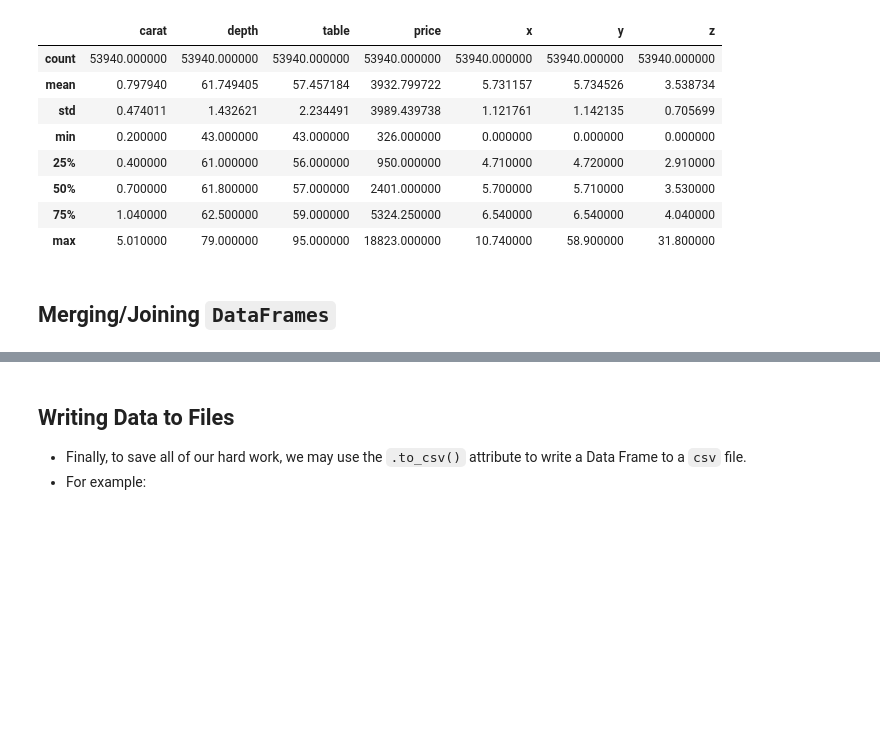
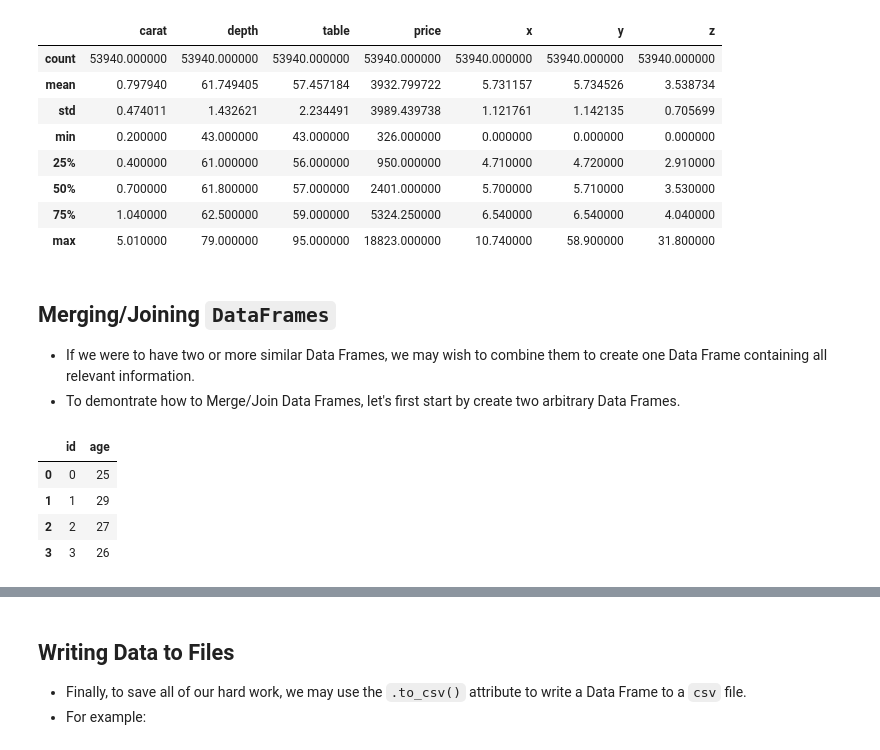
Before and after one commit to adriang1003/AM170B, a Jupyter notebook: Lectures/L2/Data Visualization and Pandas Bootcamp.ipynb, the cells around one changed output, grey strips where cells are left out. Cells and saved outputs as stored; diff of their text form; code cells hidden in the pictures; blank space fills up the shorter version.

```diff
--- a/Lectures/L2/Data Visualization and Pandas Bootcamp.ipynb
+++ b/Lectures/L2/Data Visualization and Pandas Bootcamp.ipynb
@@ -498,3 +498,17 @@ df.describe() # provides basic statistics for all numerical columns
 | max | 5.010000 | 79.000000 | 95.000000 | 18823.000000 | 10.740000 | 58.900000 | 31.800000 |
 # %% [markdown]
 ## Merging/Joining `DataFrames`
+- If we were to have two or more similar Data Frames, we may wish to combine them to create one Data Frame containing all relevant information.
+- To demontrate how to Merge/Join Data Frames, let's first start by create two arbitrary Data Frames.
+# %%
+# Create Data
+df1 = pd.DataFrame(dict(id=range(4), age=np.random.randint(18, 31, size=4)))
+df2 = pd.DataFrame(dict(id=list(range(3))+list(range(3)),
+                        grade=np.random.randint(0, 100, size=6)))
+df1
+# %% [output]
+|  | id | age |
+| 0 | 0 | 25 |
+| 1 | 1 | 29 |
+| 2 | 2 | 27 |
+| 3 | 3 | 26 |
```
Also changed, not shown: parts of 9 cells of this notebook.
